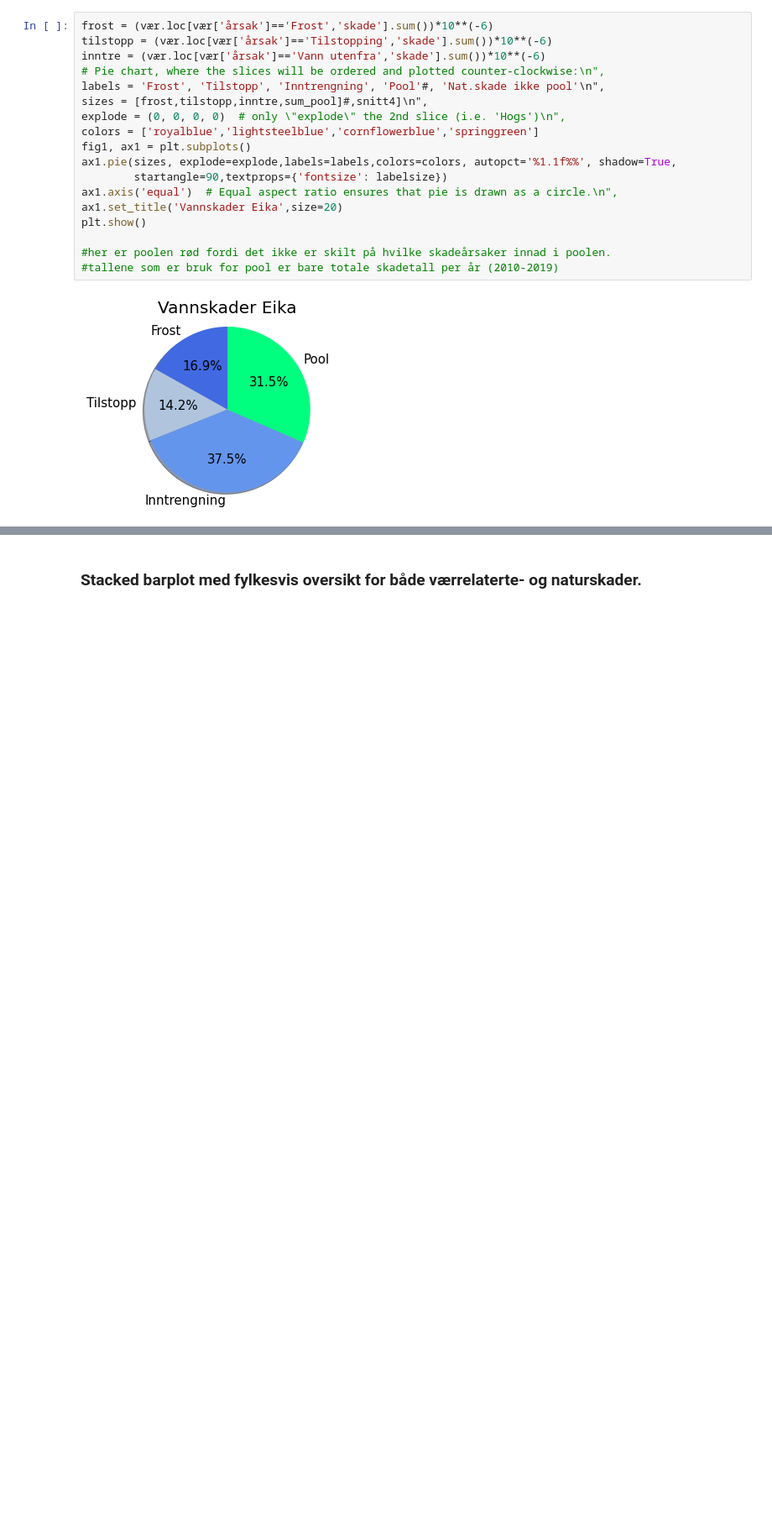
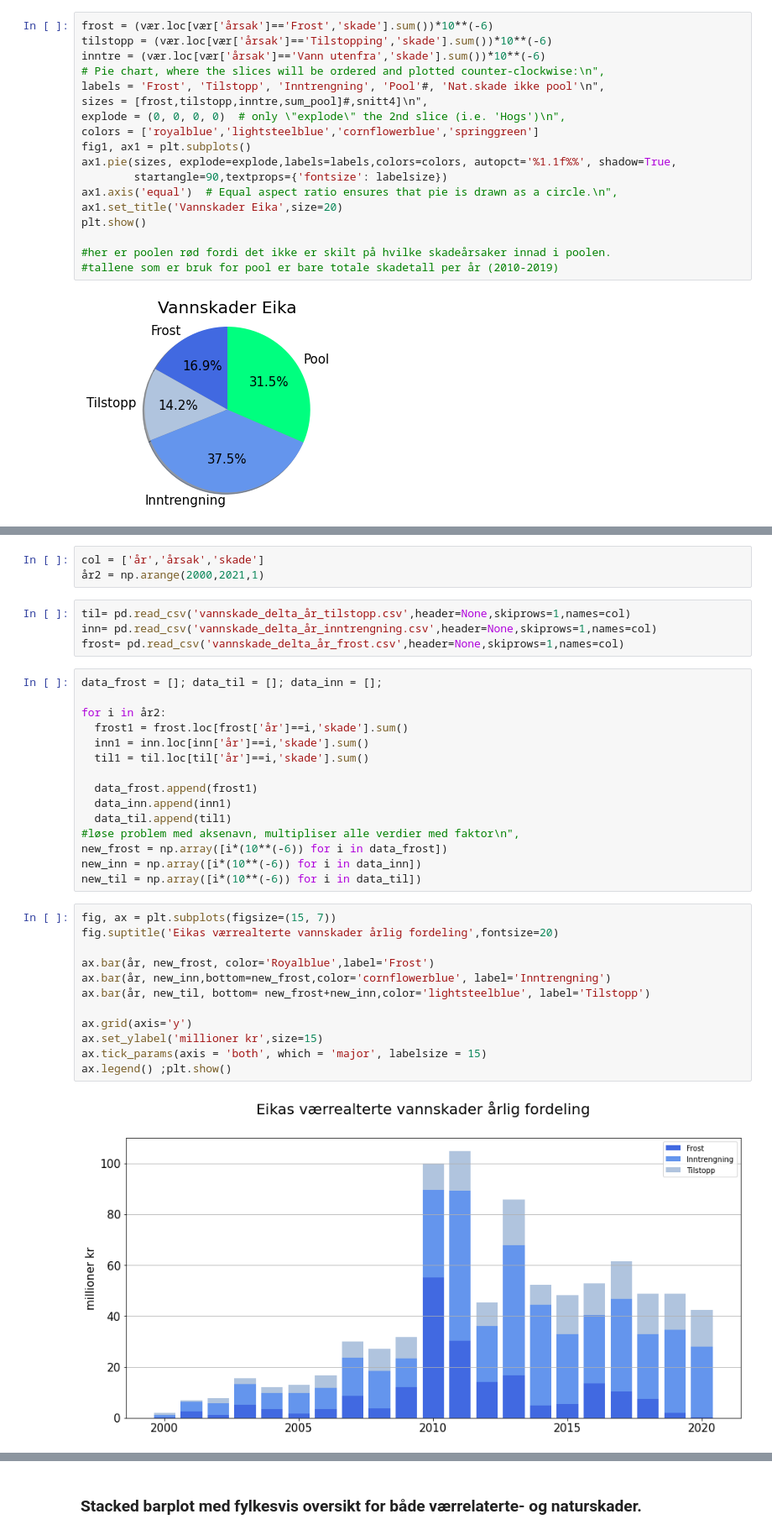
Before and after one commit to eirikngard/Eika, a Jupyter notebook: Eika_vs_FNO.ipynb, the cells around one changed output, grey strips where cells are left out. Shown: that part at 84% size. Cells and saved outputs as stored; diff of their text form; blank space fills up the shorter version.

```diff
--- a/Eika_vs_FNO.ipynb
+++ b/Eika_vs_FNO.ipynb
@@ -96,0 +141,36 @@ plt.show()
+# %%
+col = ['år','årsak','skade']
+år2 = np.arange(2000,2021,1)
+# %%
+til= pd.read_csv('vannskade_delta_år_tilstopp.csv',header=None,skiprows=1,names=col)
+inn= pd.read_csv('vannskade_delta_år_inntrengning.csv',header=None,skiprows=1,names=col)
+frost= pd.read_csv('vannskade_delta_år_frost.csv',header=None,skiprows=1,names=col)
+# %%
+data_frost = []; data_til = []; data_inn = [];
+
+for i in år2:
+  frost1 = frost.loc[frost['år']==i,'skade'].sum()
+  inn1 = inn.loc[inn['år']==i,'skade'].sum()
+  til1 = til.loc[til['år']==i,'skade'].sum()
+
+  data_frost.append(frost1)
+  data_inn.append(inn1)
+  data_til.append(til1)
+#løse problem med aksenavn, multipliser alle verdier med faktor\n",
+new_frost = np.array([i*(10**(-6)) for i in data_frost])
+new_inn = np.array([i*(10**(-6)) for i in data_inn])
+new_til = np.array([i*(10**(-6)) for i in data_til])
+# %%
+fig, ax = plt.subplots(figsize=(15, 7))
+fig.suptitle('Eikas værrealterte vannskader årlig fordeling',fontsize=20)
+
+ax.bar(år, new_frost, color='Royalblue',label='Frost')
+ax.bar(år, new_inn,bottom=new_frost,color='cornflowerblue', label='Inntrengning')
+ax.bar(år, new_til, bottom= new_frost+new_inn,color='lightsteelblue', label='Tilstopp')
+
+ax.grid(axis='y')
+ax.set_ylabel('millioner kr',size=15)
+ax.tick_params(axis = 'both', which = 'major', labelsize = 15)
+ax.legend() ;plt.show()
+# %% [output]
+[figure, added]
```
Also changed, not shown: parts of 13 cells of this notebook.
